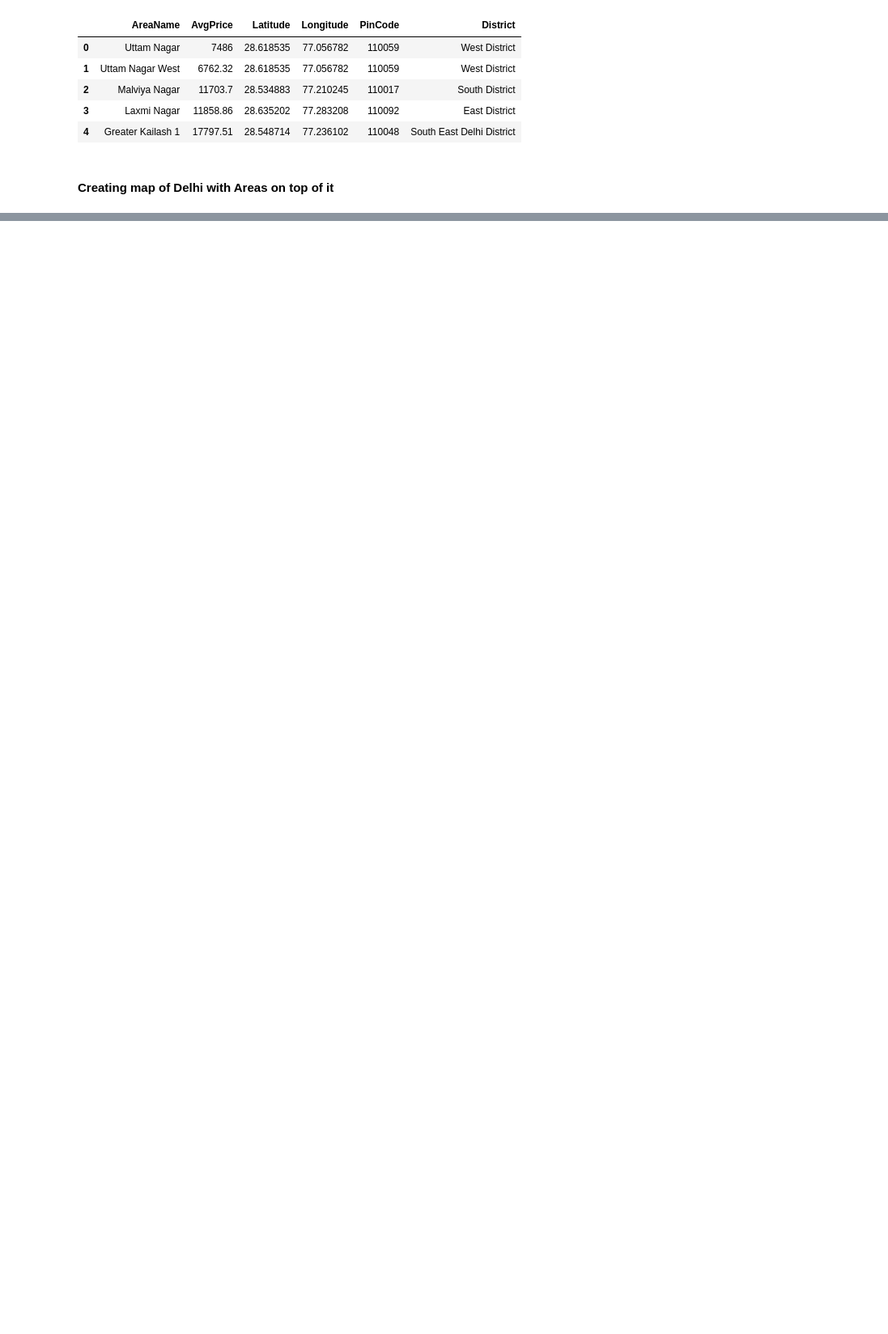
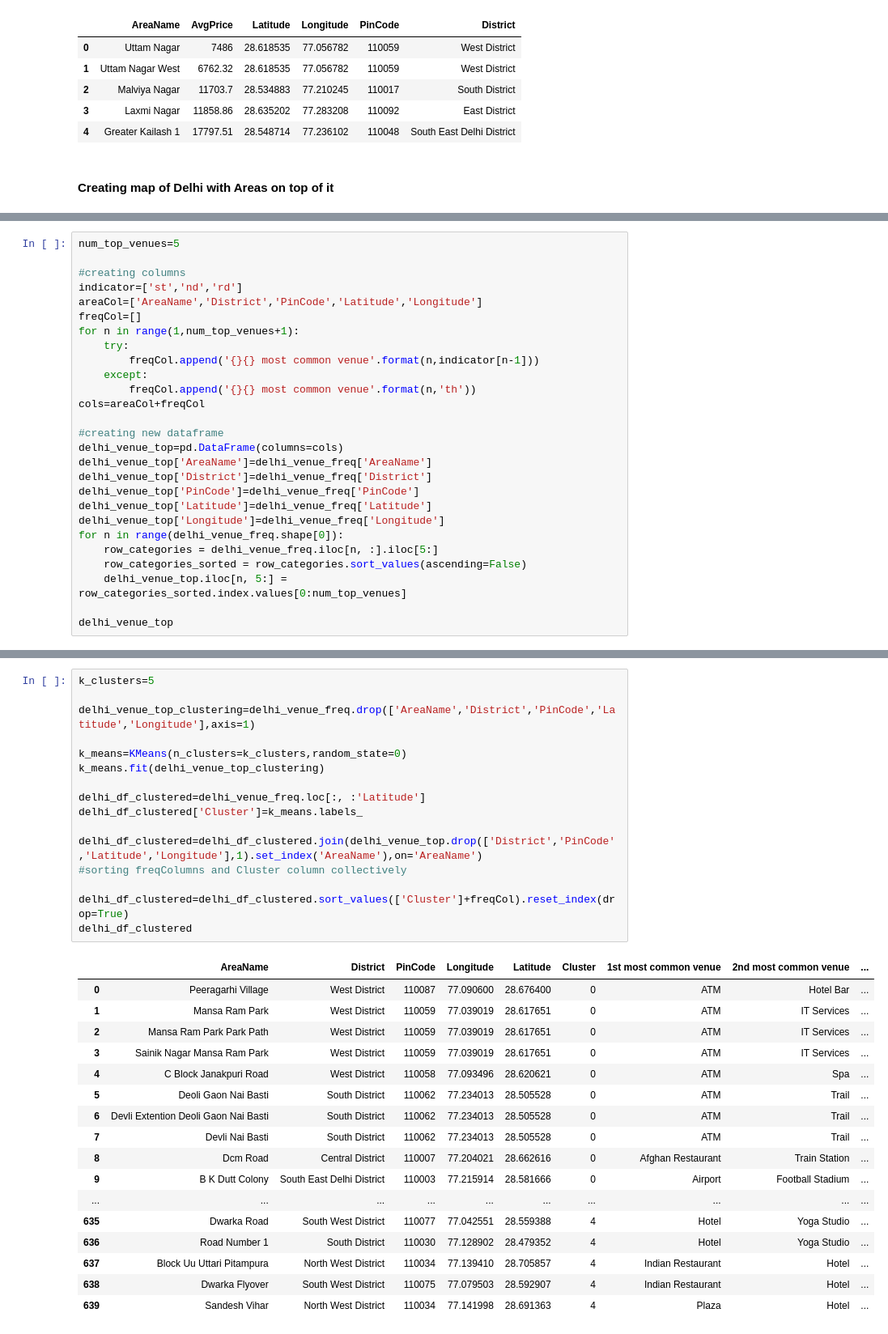
Before and after one commit to abhishek-shrm/Coursera_Capstone, a Jupyter notebook: data-analysis-delhi.ipynb, the cells around one changed output, grey strips where cells are left out. Shown at 81% size. Saved outputs shown, nothing was run; the diff lists cells and outputs as text; blank space fills up the shorter version.

```diff
--- a/data-analysis-delhi.ipynb
+++ b/data-analysis-delhi.ipynb
@@ -284,0 +399,27 @@ df.to_csv('area_lat_long.csv')
+# %%
+num_top_venues=5
+
+#creating columns
+indicator=['st','nd','rd']
+areaCol=['AreaName','District','PinCode','Latitude','Longitude']
+freqCol=[]
+for n in range(1,num_top_venues+1):
+    try:
+        freqCol.append('{}{} most common venue'.format(n,indicator[n-1]))
+    except:
+        freqCol.append('{}{} most common venue'.format(n,'th'))
+cols=areaCol+freqCol
+
+#creating new dataframe
+delhi_venue_top=pd.DataFrame(columns=cols)
+delhi_venue_top['AreaName']=delhi_venue_freq['AreaName']
+delhi_venue_top['District']=delhi_venue_freq['District']
+delhi_venue_top['PinCode']=delhi_venue_freq['PinCode']
+delhi_venue_top['Latitude']=delhi_venue_freq['Latitude']
+delhi_venue_top['Longitude']=delhi_venue_freq['Longitude']
+for n in range(delhi_venue_freq.shape[0]):
+    row_categories = delhi_venue_freq.iloc[n, :].iloc[5:]
+    row_categories_sorted = row_categories.sort_values(ascending=False)
+    delhi_venue_top.iloc[n, 5:] = row_categories_sorted.index.values[0:num_top_venues]
+
+delhi_venue_top
@@ -284,0 +469,34 @@ df.to_csv('area_lat_long.csv')
+# %%
+k_clusters=5
+
+delhi_venue_top_clustering=delhi_venue_freq.drop(['AreaName','District','PinCode','Latitude','Longitude'],axis=1)
+
+k_means=KMeans(n_clusters=k_clusters,random_state=0)
+k_means.fit(delhi_venue_top_clustering)
+
+delhi_df_clustered=delhi_venue_freq.loc[:, :'Latitude']
+delhi_df_clustered['Cluster']=k_means.labels_
+
+delhi_df_clustered=delhi_df_clustered.join(delhi_venue_top.drop(['District','PinCode','Latitude','Longitude'],1).set_index('AreaName'),on='AreaName')
+#sorting freqColumns and Cluster column collectively
+
+delhi_df_clustered=delhi_df_clustered.sort_values(['Cluster']+freqCol).reset_index(drop=True)
+delhi_df_clustered
+# %% [output]
+|  | AreaName | District | PinCode | Longitude | Latitude | Cluster | 1st most common venue | 2nd most common venue | ... |
+| 0 | Peeragarhi Village | West District | 110087 | 77.090600 | 28.676400 | 0 | ATM | Hotel Bar | ... |
+| 1 | Mansa Ram Park | West District | 110059 | 77.039019 | 28.617651 | 0 | ATM | IT Services | ... |
+| 2 | Mansa Ram Park Park Path | West District | 110059 | 77.039019 | 28.617651 | 0 | ATM | IT Services | ... |
+| 3 | Sainik Nagar Mansa Ram Park | West District | 110059 | 77.039019 | 28.617651 | 0 | ATM | IT Services | ... |
+| 4 | C Block Janakpuri Road | West District | 110058 | 77.093496 | 28.620621 | 0 | ATM | Spa | ... |
+| 5 | Deoli Gaon Nai Basti | South District | 110062 | 77.234013 | 28.505528 | 0 | ATM | Trail | ... |
+| 6 | Devli Extention Deoli Gaon Nai Basti | South District | 110062 | 77.234013 | 28.505528 | 0 | ATM | Trail | ... |
+| 7 | Devli Nai Basti | South District | 110062 | 77.234013 | 28.505528 | 0 | ATM | Trail | ... |
+| 8 | Dcm Road | Central District | 110007 | 77.204021 | 28.662616 | 0 | Afghan Restaurant | Train Station | ... |
+| 9 | B K Dutt Colony | South East Delhi District | 110003 | 77.215914 | 28.581666 | 0 | Airport | Football Stadium | ... |
+| ... | ... | ... | ... | ... | ... | ... | ... | ... | ... |
+| 635 | Dwarka Road | South West District | 110077 | 77.042551 | 28.559388 | 4 | Hotel | Yoga Studio | ... |
+| 636 | Road Number 1 | South District | 110030 | 77.128902 | 28.479352 | 4 | Hotel | Yoga Studio | ... |
+| 637 | Block Uu Uttari Pitampura | North West District | 110034 | 77.139410 | 28.705857 | 4 | Indian Restaurant | Hotel | ... |
+| 638 | Dwarka Flyover | South West District | 110075 | 77.079503 | 28.592907 | 4 | Indian Restaurant | Hotel | ... |
+| 639 | Sandesh Vihar | North West District | 110034 | 77.141998 | 28.691363 | 4 | Plaza | Hotel | ... |
```
Also changed, not shown: parts of 30 cells of this notebook, 4 other files.
